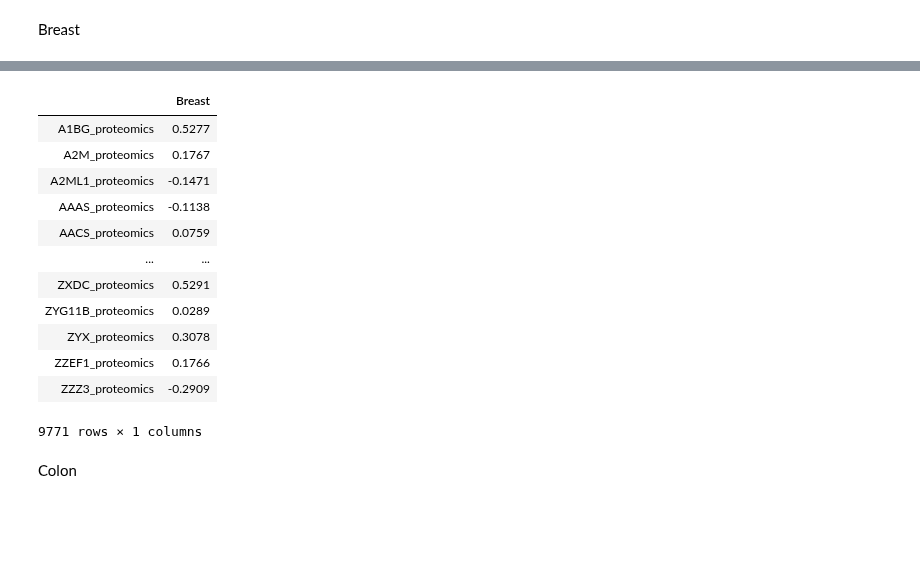
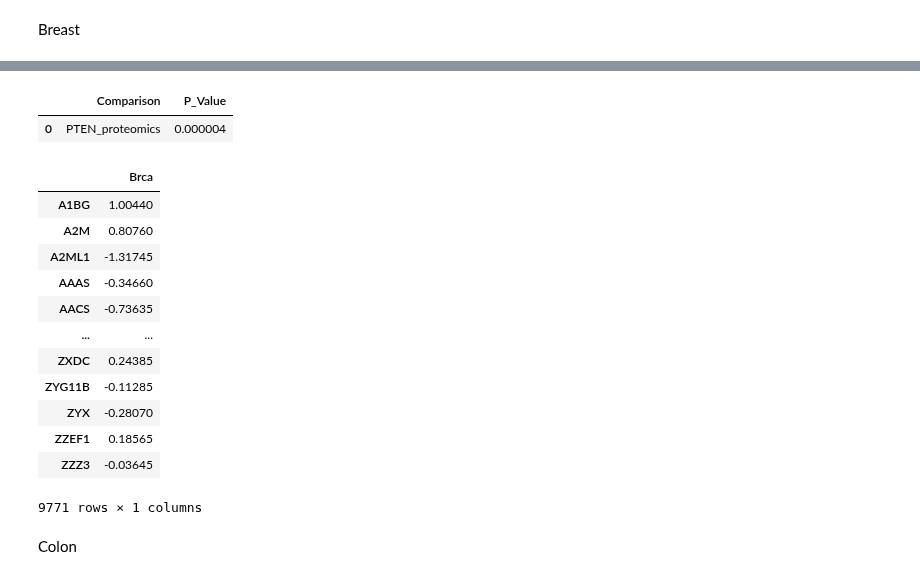
Before and after one commit to PayneLab/WhenMutationsDontMatter, a Jupyter notebook: PTEN context dependant story/Directionality for all proteins -metric graphs.ipynb, the cells around one changed output, grey strips where cells are left out. Cells and saved outputs as stored; diff of their text form; code cells hidden in the pictures; blank space fills up the shorter version.

```diff
--- a/PTEN context dependant story/Directionality for all proteins -metric graphs.ipynb
+++ b/PTEN context dependant story/Directionality for all proteins -metric graphs.ipynb
@@ -240,33 +261,39 @@ b_prot = list(mut_status.columns[:-1])
-# %%
-
-mut_df = mut_status.loc[mut_status['binary_mutations'] == 'Mutated']
-wt_df = mut_status.loc[mut_status['binary_mutations'] == 'Wildtype']
-
-mut_med = mut_df.median()
-wt_med = wt_df.median()
-
-b_dict = {}
-
-for prot in b_prot:
-    delta_b = mut_med[prot] - wt_med[prot]
-    b_dict[prot] = delta_b
-
-b_df = pd.DataFrame.from_dict(b_dict, orient='index', columns=['Breast'])
-b_df
-# %% [output]
-|  | Breast |
-| A1BG_proteomics | 0.5277 |
-| A2M_proteomics | 0.1767 |
-| A2ML1_proteomics | -0.1471 |
-| AAAS_proteomics | -0.1138 |
-| AACS_proteomics | 0.0759 |
-| ... | ... |
-| ZXDC_proteomics | 0.5291 |
-| ZYG11B_proteomics | 0.0289 |
-| ZYX_proteomics | 0.3078 |
-| ZZEF1_proteomics | 0.1766 |
-| ZZZ3_proteomics | -0.2909 |
-9771 rows × 1 columns
+# %%
+cols = list(del_wt.columns[:-1])
+
+u.wrap_ttest(del_wt, 'Mutation', cols)#, return_all = True)
+# %% [output]
+|  | Comparison | P_Value |
+| 0 | PTEN_proteomics | 0.000004 |
+# %%
+d = del_wt[del_wt.Mutation == "Deletion"]
+wt = del_wt[del_wt.Mutation == "Wildtype_Tumor"]
+del_med = d.median()
+wt_med = wt.median()
+
+d = {}
+
+for prot in prot_list:
+    dif = wt_med[prot+'_proteomics'] - del_med[prot+'_proteomics']
+    d[prot] = dif
+    #print(wt_med[prot+'_proteomics'], '-', del_med[prot+'_proteomics'], '=',dif)
+
+b_df = pd.DataFrame.from_dict(d, orient='index', columns=['Brca'])
+b_df
+# %% [output]
+|  | Brca |
+| A1BG | 1.00440 |
+| A2M | 0.80760 |
+| A2ML1 | -1.31745 |
+| AAAS | -0.34660 |
+| AACS | -0.73635 |
+| ... | ... |
+| ZXDC | 0.24385 |
+| ZYG11B | -0.11285 |
+| ZYX | -0.28070 |
+| ZZEF1 | 0.18565 |
+| ZZZ3 | -0.03645 |
+9771 rows × 1 columns
 # %% [markdown]
 Colon
 # %%
```
Also changed, not shown: parts of 23 cells of this notebook, 7 other files.
